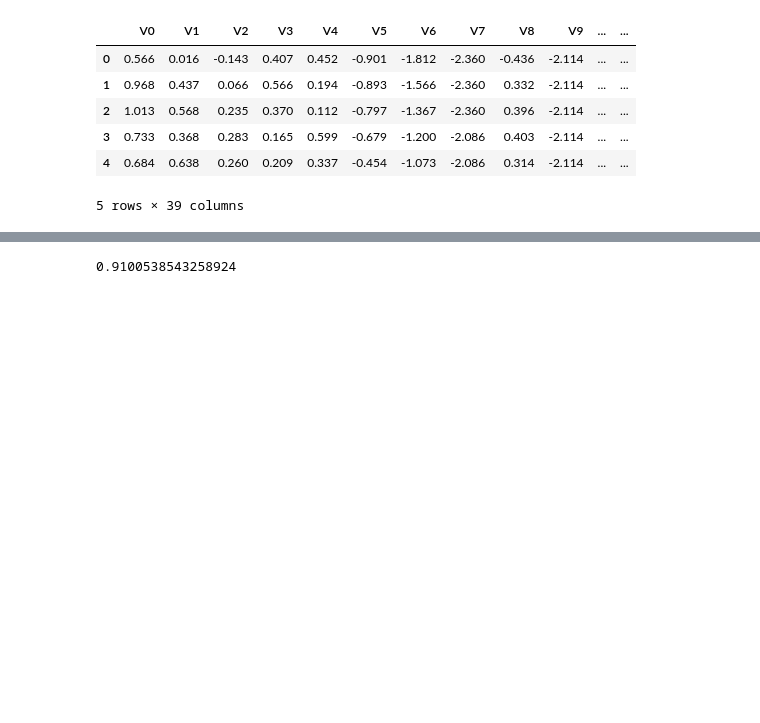
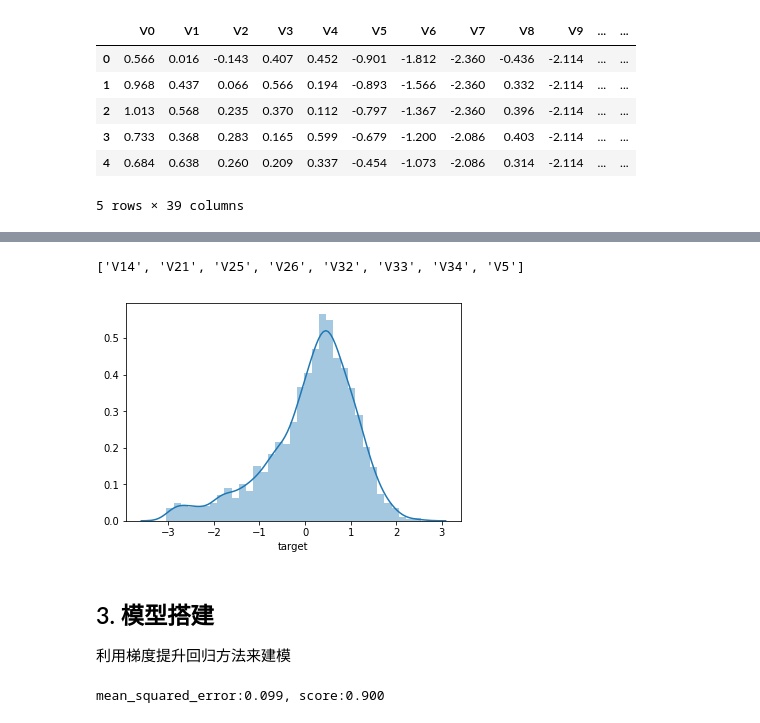
Before and after one commit to Phil-Kuo/Python-snippets, a Jupyter notebook: Industrial steam forecast/Industrial steam forecast.ipynb, the cells around one changed output, grey strips where cells are left out. Drawn from its saved outputs; the diff is of its cells as text; code cells hidden in the pictures; blank space fills up the shorter version.

```diff
--- a/Industrial steam forecast/Industrial steam forecast.ipynb
+++ b/Industrial steam forecast/Industrial steam forecast.ipynb
@@ -35,0 +74,23 @@ y_train = data.values[:,-1]
+# %%
+# 去掉训练集和测试集中与target相关系数低于0.1的列
+corr_matrix = corr_matrix.abs()
+drop_cols = corr_matrix['target'][corr_matrix['target']<0.1].index.tolist()
+
+drop_cols += ['V5']
+print(drop_cols)
+X_test = test_data.drop(drop_cols, axis=1)
+
+drop_cols += ['target']
+X_train = train_data.drop(drop_cols, axis=1)
+Y_train = train_data['target']
+# %% [output]
+['V14', 'V21', 'V25', 'V26', 'V32', 'V33', 'V34', 'V5']
+# %%
+plt.figure()
+sns.distplot(Y_train)
+plt.show()
+# %% [output]
+[figure, added]
+# %% [markdown]
+## 3. 模型搭建
+利用梯度提升回归方法来建模
@@ -36,10 +100,15 @@ y_train = data.values[:,-1]
 # %%
-X_train, X_test, Y_train, Y_test = train_test_split(x_train, y_train, test_size=0.2, random_state=40)
-myGBR = GradientBoostingRegressor(alpha=0.9, criterion='friedman_mse', init=None,
-                                  learning_rate=0.03, loss='huber', max_depth=14,
-                                  max_features='sqrt', max_leaf_nodes=None,
+x_train, x_valid, y_train, y_valid = train_test_split(X_train, Y_train, test_size=0.2, random_state=40)
+
+GBR_pipeline = make_pipeline(StandardScaler(),
+        GradientBoostingRegressor(learning_rate=0.1, loss='huber', max_depth=14,
+                                  max_features='sqrt',
                                   min_impurity_decrease=0.0, min_impurity_split=None,
                                   min_samples_leaf=10, min_samples_split=40,
                                   min_weight_fraction_leaf=0.0, n_estimators=300,
-                                  presort='auto', random_state=10, subsample=0.8, verbose=0,
-                                  warm_start=False)
+                                  random_state=10, subsample=0.8))
+GBR_pipeline.fit(x_train, y_train)
+y_pred = GBR_pipeline.predict(x_valid)
+print("mean_squared_error:{0:.3f}, score:{1:.3f}".format(mean_squared_error(y_valid,y_pred),GBR_pipeline.score(x_valid, y_valid)))
+# %% [output]
+mean_squared_error:0.099, score:0.900
@@ -49,4 +114,0 @@ Y_pred = myGBR.predict(X_test)
-# %%
-myGBR.score(X_test,Y_test)
-# %% [output]
-0.9100538543258924
```
Also changed, not shown: parts of 29 cells of this notebook, 8 other files.
